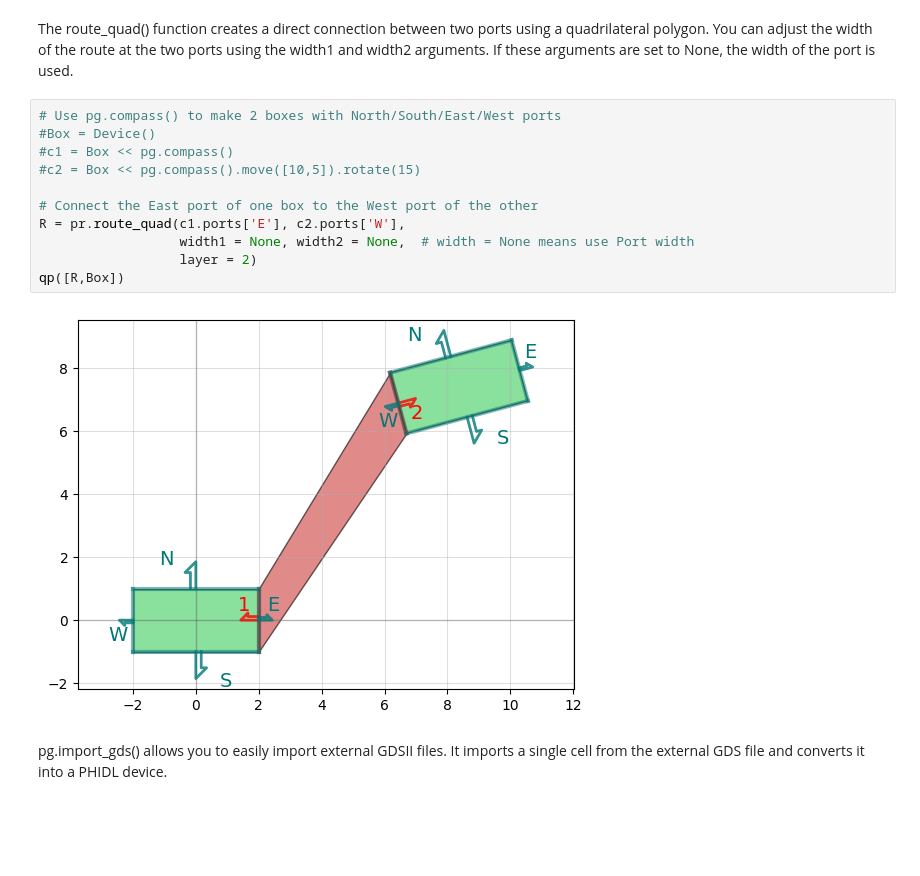
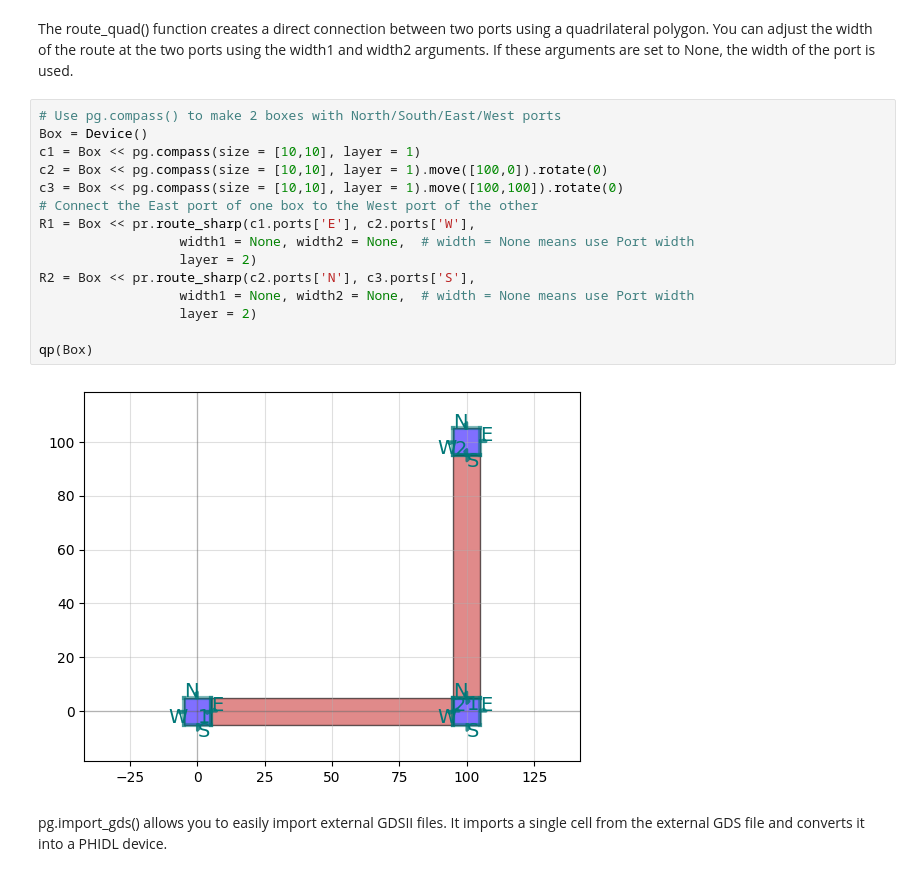
Before and after one commit to hacker-fab/Layout-tool-dev, a Jupyter notebook: phidl_drc_v0.ipynb, the cells around one changed output. Cells and saved outputs as stored; diff of their text form; blank space fills up the shorter version.

```diff
--- a/phidl_drc_v0.ipynb
+++ b/phidl_drc_v0.ipynb
@@ -56,17 +56,21 @@ qp(Ruler)
 The route_quad() function creates a direct connection between two ports using a quadrilateral polygon. You can adjust the width of the route at the two ports using the width1 and width2 arguments. If these arguments are set to None, the width of the port is used.
 # %%
 # Use pg.compass() to make 2 boxes with North/South/East/West ports
-#Box = Device()
-#c1 = Box << pg.compass()
-#c2 = Box << pg.compass().move([10,5]).rotate(15)
-
+Box = Device()
+c1 = Box << pg.compass(size = [10,10], layer = 1)
+c2 = Box << pg.compass(size = [10,10], layer = 1).move([100,0]).rotate(0)
+c3 = Box << pg.compass(size = [10,10], layer = 1).move([100,100]).rotate(0)
 # Connect the East port of one box to the West port of the other
-R = pr.route_quad(c1.ports['E'], c2.ports['W'],
+R1 = Box << pr.route_sharp(c1.ports['E'], c2.ports['W'],
                   width1 = None, width2 = None,  # width = None means use Port width
                   layer = 2)
-qp([R,Box])
+R2 = Box << pr.route_sharp(c2.ports['N'], c3.ports['S'],
+                  width1 = None, width2 = None,  # width = None means use Port width
+                  layer = 2)
+
+qp(Box)
 # %% [output]
-[figure, old version]
+[figure, new version]
 # %% [markdown]
 pg.import_gds() allows you to easily import external GDSII files. It imports a single cell from the external GDS file and converts it into a PHIDL device.
 # %%
```
Also changed, not shown: parts of 8 cells of this notebook.
